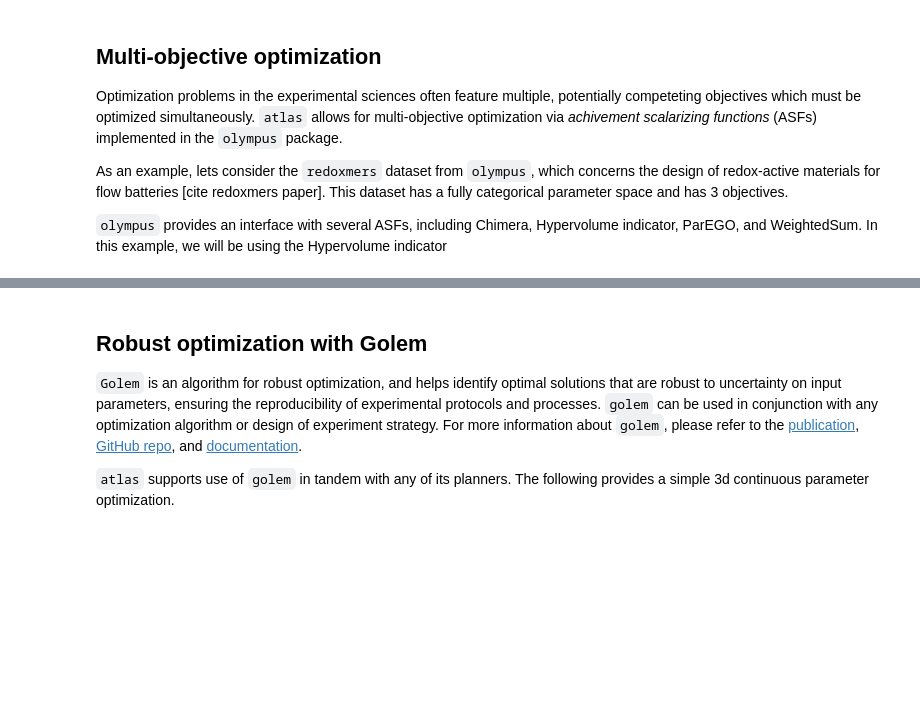
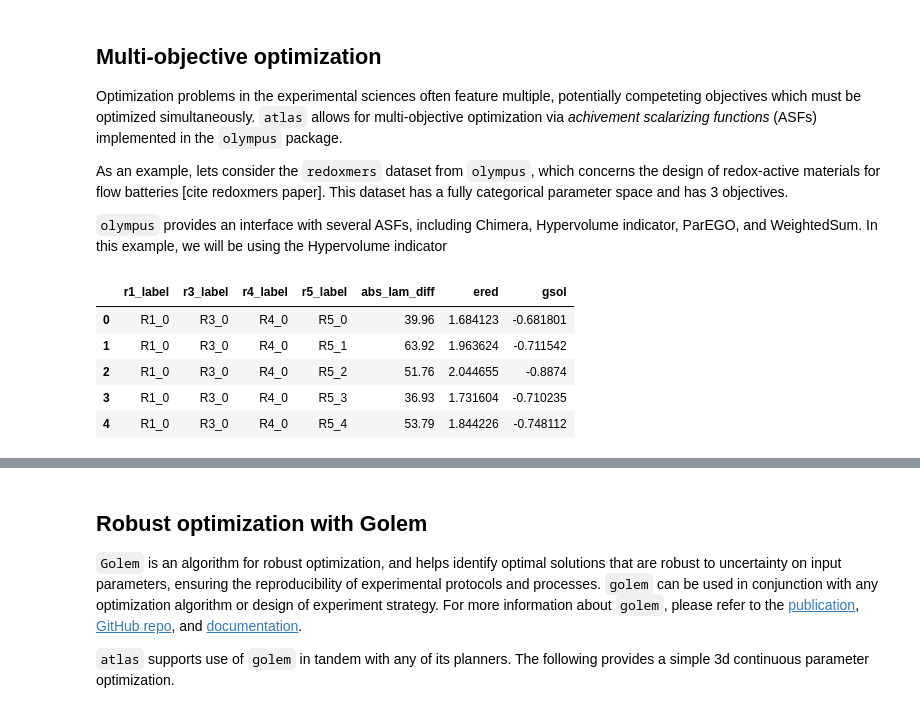
Before and after one commit to rileyhickman/atlas, a Jupyter notebook: atlas_get_started.ipynb, the cells around one changed output, grey strips where cells are left out. Saved outputs shown, nothing was run; the diff lists cells and outputs as text; code cells hidden in the pictures; blank space fills up the shorter version.

```diff
--- a/atlas_get_started.ipynb
+++ b/atlas_get_started.ipynb
@@ -391,3 +422,11 @@ As an example, lets consider the `redoxmers` dataset from `olympus`, which conce
 # %%
 # load dataset
 dset = Dataset(kind='redoxmers')
+dset.data.head()
+# %% [output]
+|  | r1_label | r3_label | r4_label | r5_label | abs_lam_diff | ered | gsol |
+| 0 | R1_0 | R3_0 | R4_0 | R5_0 | 39.96 | 1.684123 | -0.681801 |
+| 1 | R1_0 | R3_0 | R4_0 | R5_1 | 63.92 | 1.963624 | -0.711542 |
+| 2 | R1_0 | R3_0 | R4_0 | R5_2 | 51.76 | 2.044655 | -0.8874 |
+| 3 | R1_0 | R3_0 | R4_0 | R5_3 | 36.93 | 1.731604 | -0.710235 |
+| 4 | R1_0 | R3_0 | R4_0 | R5_4 | 53.79 | 1.844226 | -0.748112 |
```
Also changed, not shown: parts of 19 cells of this notebook.
